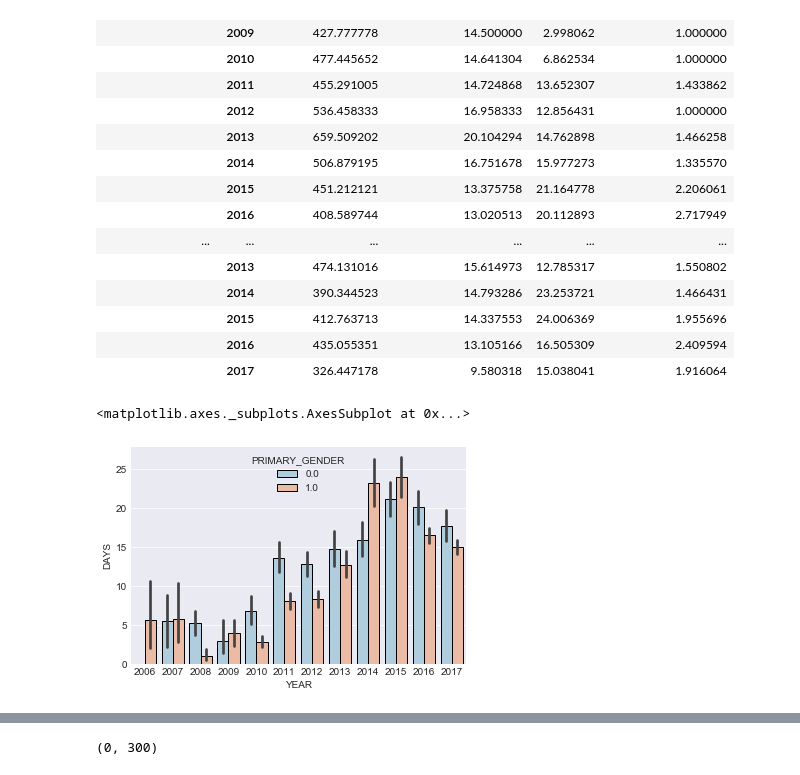
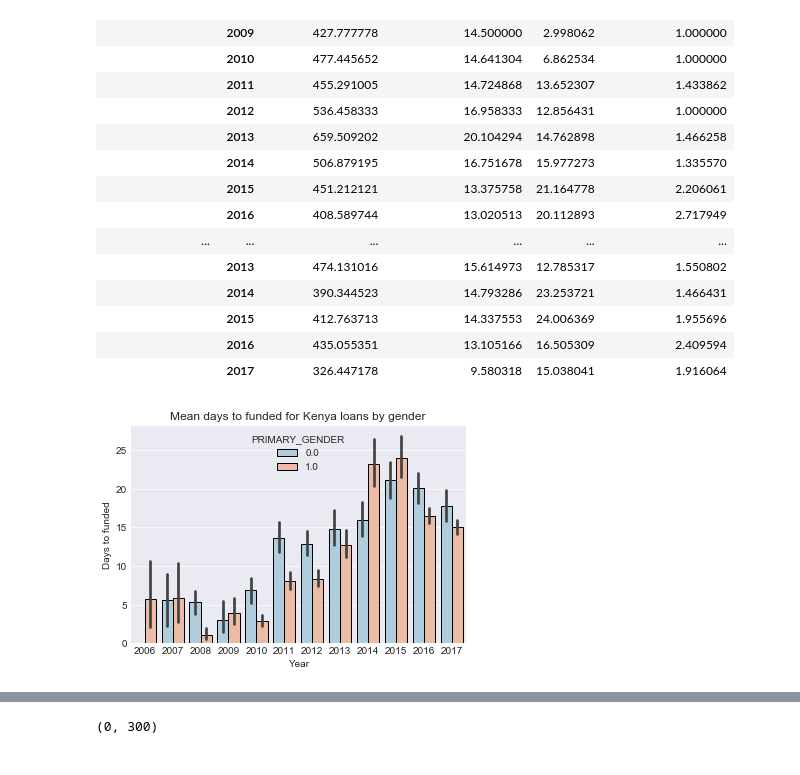
Before and after one commit to ttrumbly/Kiva_Microloans, a Jupyter notebook: Project_2_Kiva_Data.ipynb, the cells around one changed output, grey strips where cells are left out. Cells and saved outputs as stored; diff of their text form; code cells hidden in the pictures.

```diff
--- a/Project_2_Kiva_Data.ipynb
+++ b/Project_2_Kiva_Data.ipynb
@@ -403,8 +416,12 @@ mean_by_gender
 |  | 2015 | 412.763713 | 14.337553 | 24.006369 | 1.955696 |
 |  | 2016 | 435.055351 | 13.105166 | 16.505309 | 2.409594 |
 |  | 2017 | 326.447178 | 9.580318 | 15.038041 | 1.916064 |
-# %%
-sns.barplot(x='YEAR', y='DAYS', data=Kiva_Kenya, hue='PRIMARY_GENDER', palette='RdBu_r')
-# %% [output]
-<matplotlib.axes._subplots.AxesSubplot at 0x...>
-[figure, removed]
+# %%
+ax = sns.barplot(x='YEAR', y='DAYS',
+                 data=Kiva_Kenya,
+                 hue='PRIMARY_GENDER',
+                 palette='RdBu_r')
+ax.set(xlabel = 'Year', ylabel= 'Days to funded', title='Mean days to funded for Kenya loans by gender')
+plt.savefig('kenya_gender.png', dpi=300)
+# %% [output]
+[figure, added]
```
Also changed, not shown: parts of 6 cells of this notebook, 11 other files.
